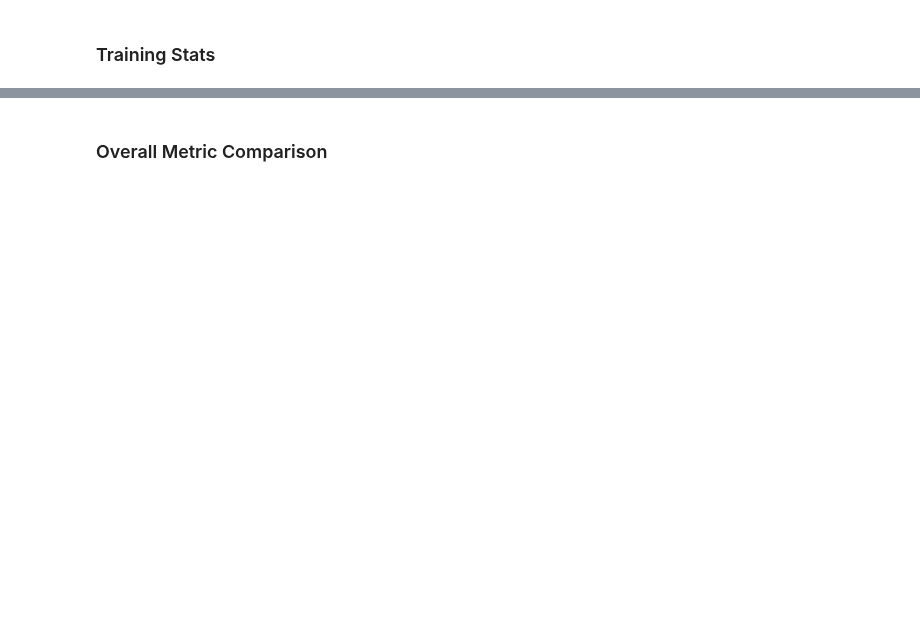
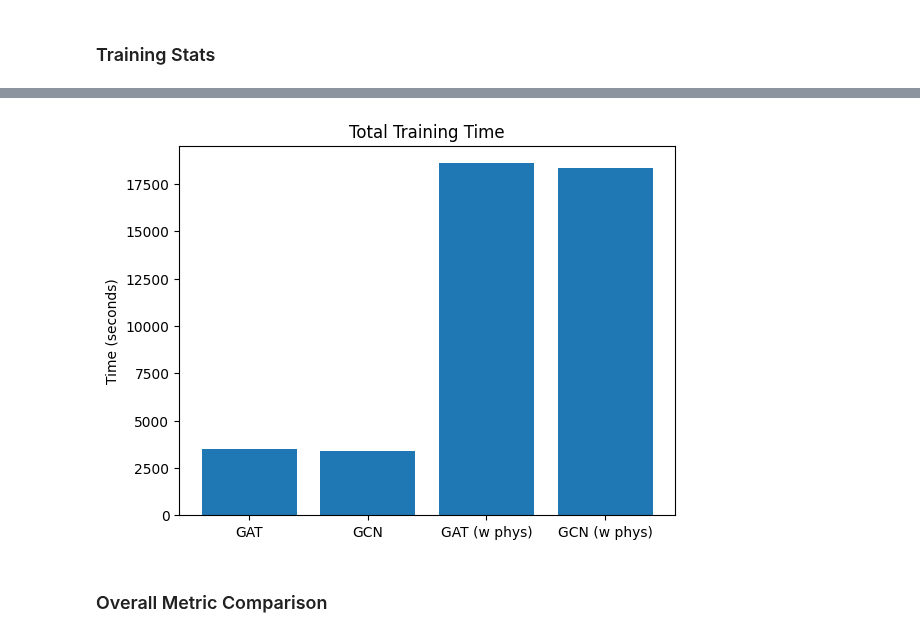
Before and after one commit to acostacos/dual_flood_gnn, a Jupyter notebook: view_results.ipynb, the cells around one changed output, grey strips where cells are left out. Cells and saved outputs as stored; diff of their text form; code cells hidden in the pictures; blank space fills up the shorter version.

```diff
--- a/view_results.ipynb
+++ b/view_results.ipynb
@@ -32,3 +73,23 @@ plot_training_loss_for_all_models(training_stats_paths, start_epoch=5)
+# %%
+def plot_training_time_for_all_models(stats_paths: list[str], labels = None):
+    if labels is None:
+        labels = [path.split('/')[-1].split('_')[0] for path in stats_paths]
+    assert len(stats_paths) == len(labels), "Number of labels must match number of stats paths."
+
+    all_train_time = []
+    for path in stats_paths:
+        train_time = np.load(path, allow_pickle=True)['train_time']
+        all_train_time.append(train_time.item())
+
+    plt.bar(labels, all_train_time)
+    plt.title('Total Training Time')
+    plt.ylabel('Time (seconds)')
+    plt.show()
+
+# labels = None
+plot_training_time_for_all_models(training_stats_paths, labels=labels)
+# %% [output]
+[figure, added]
 # %% [markdown]
 ### Overall Metric Comparison
 # %%
```
Also changed, not shown: parts of 13 cells of this notebook, 5 other files.
